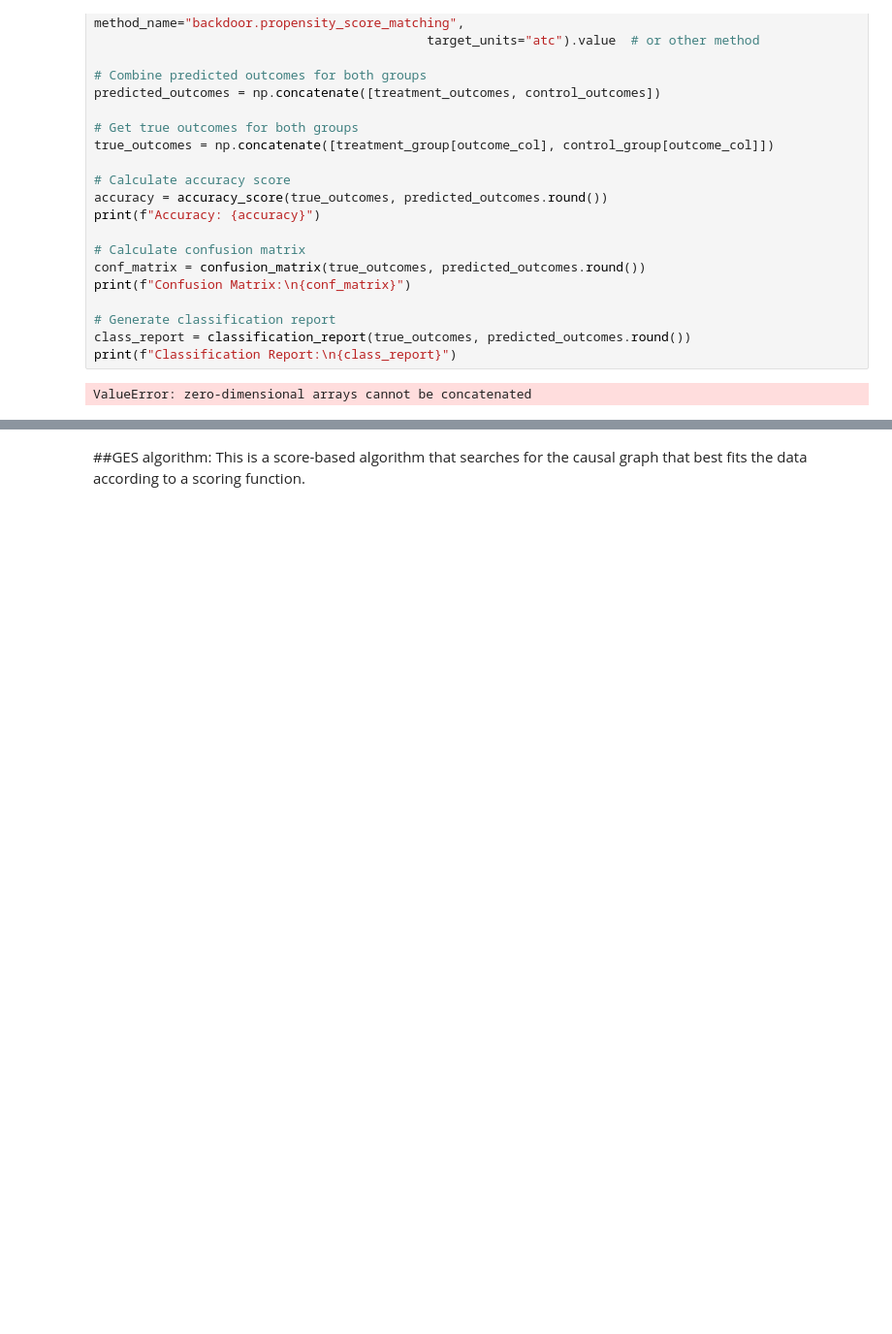
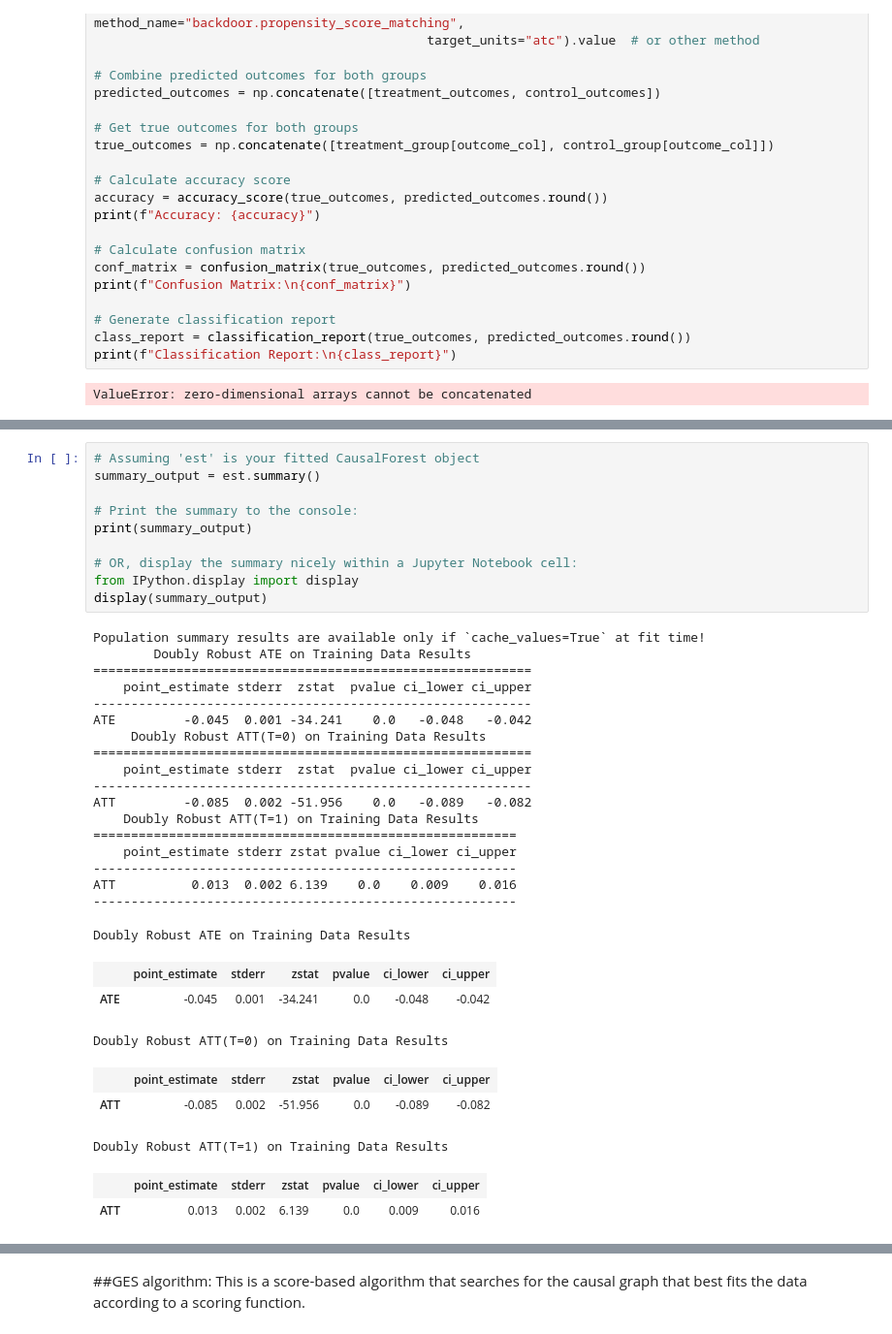
Before and after one commit to dzrich/PhD_Research_in_CausalML, a Jupyter notebook: CausalML.ipynb, the cells around one changed output, grey strips where cells are left out. Shown at 97% size. Saved outputs shown, nothing was run; the diff lists cells and outputs as text; blank space fills up the shorter version.

```diff
--- a/CausalML.ipynb
+++ b/CausalML.ipynb
@@ -867,0 +1035,37 @@ ValueError: zero-dimensional arrays cannot be concatenated
+# %%
+# Assuming 'est' is your fitted CausalForest object
+summary_output = est.summary()
+
+# Print the summary to the console:
+print(summary_output)
+
+# OR, display the summary nicely within a Jupyter Notebook cell:
+from IPython.display import display
+display(summary_output)
+# %% [output]
+Population summary results are available only if `cache_values=True` at fit time!
+        Doubly Robust ATE on Training Data Results
+==========================================================
+    point_estimate stderr  zstat  pvalue ci_lower ci_upper
+----------------------------------------------------------
+ATE         -0.045  0.001 -34.241    0.0   -0.048   -0.042
+     Doubly Robust ATT(T=0) on Training Data Results
+==========================================================
+    point_estimate stderr  zstat  pvalue ci_lower ci_upper
+----------------------------------------------------------
+ATT         -0.085  0.002 -51.956    0.0   -0.089   -0.082
+    Doubly Robust ATT(T=1) on Training Data Results
+========================================================
+    point_estimate stderr zstat pvalue ci_lower ci_upper
+--------------------------------------------------------
+ATT          0.013  0.002 6.139    0.0    0.009    0.016
+--------------------------------------------------------
+Doubly Robust ATE on Training Data Results
+|  | point_estimate | stderr | zstat | pvalue | ci_lower | ci_upper |
+| ATE | -0.045 | 0.001 | -34.241 | 0.0 | -0.048 | -0.042 |
+Doubly Robust ATT(T=0) on Training Data Results
+|  | point_estimate | stderr | zstat | pvalue | ci_lower | ci_upper |
+| ATT | -0.085 | 0.002 | -51.956 | 0.0 | -0.089 | -0.082 |
+Doubly Robust ATT(T=1) on Training Data Results
+|  | point_estimate | stderr | zstat | pvalue | ci_lower | ci_upper |
+| ATT | 0.013 | 0.002 | 6.139 | 0.0 | 0.009 | 0.016 |
```
Also changed, not shown: parts of 22 cells of this notebook.
